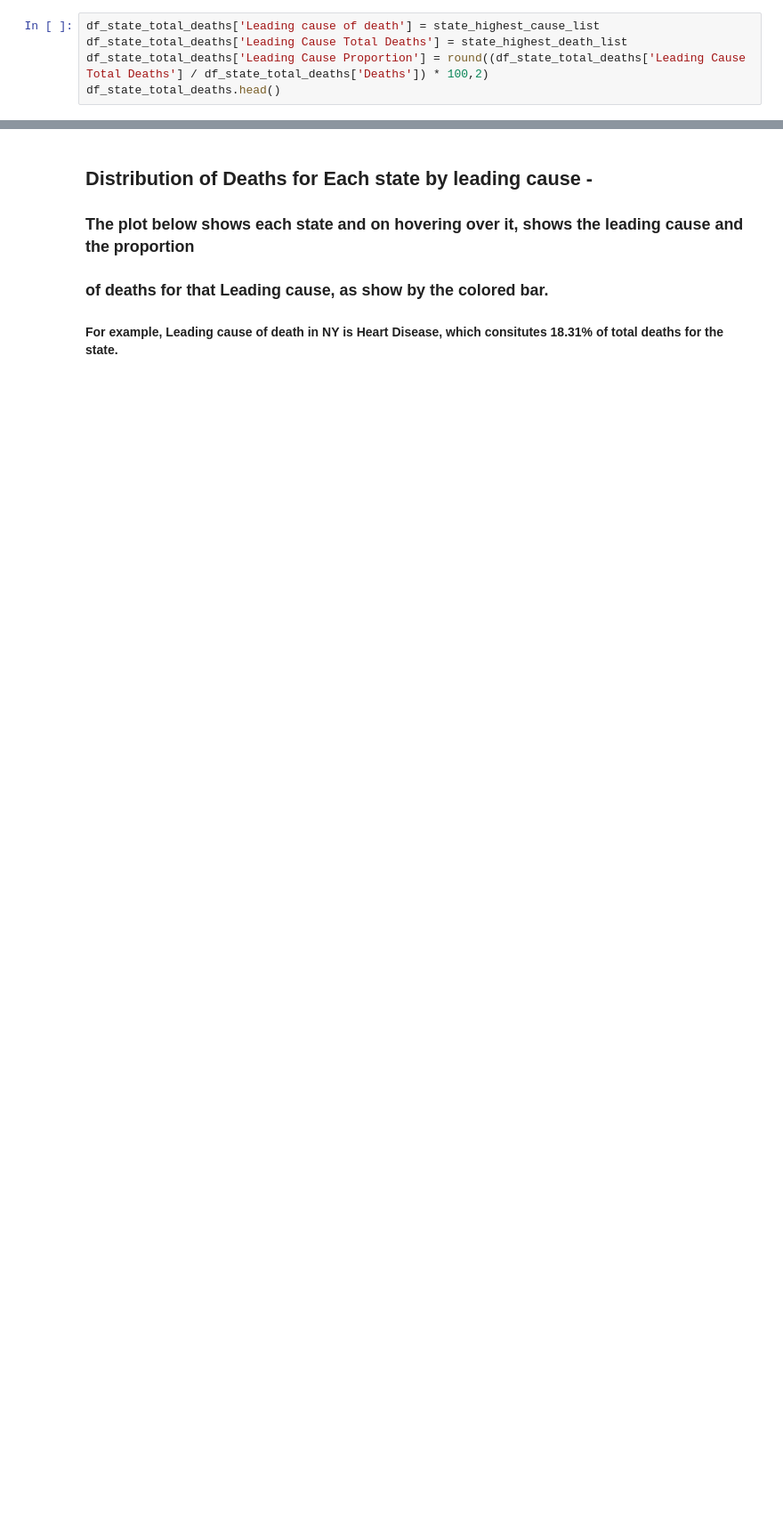
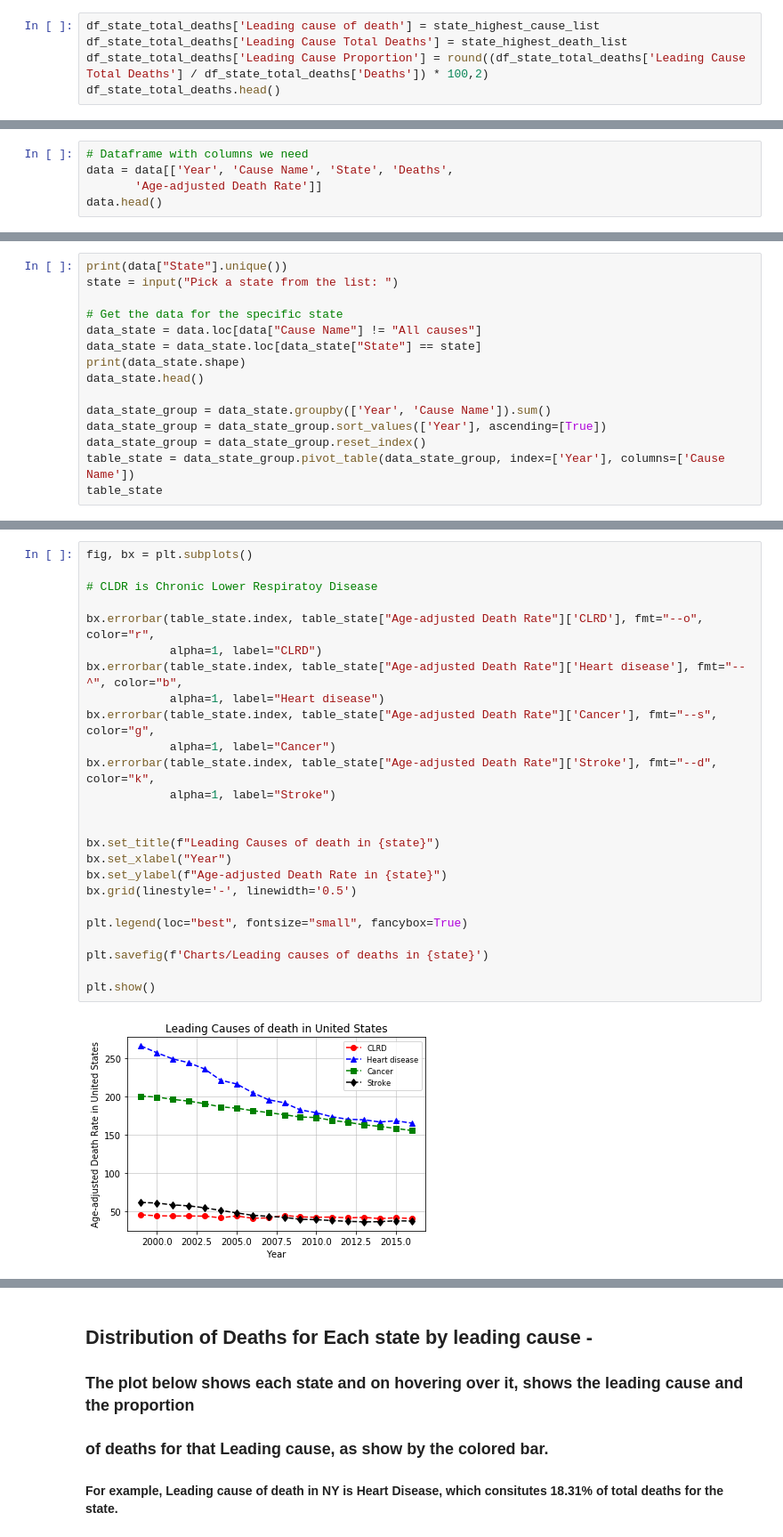
Before and after one commit to ppainuly/Leading-Causes-of-Death-in-United-States, a Jupyter notebook: Project_1.ipynb, the cells around one changed output, grey strips where cells are left out. Shown: that part at 89% size. Drawn from its saved outputs; the diff is of its cells as text; blank space fills up the shorter version.

```diff
--- a/Project_1.ipynb
+++ b/Project_1.ipynb
@@ -817,0 +827,5 @@ df_state_total_deaths.head()
+# %%
+# Dataframe with columns we need
+data = data[['Year', 'Cause Name', 'State', 'Deaths',
+       'Age-adjusted Death Rate']]
+data.head()
@@ -817,0 +839,15 @@ df_state_total_deaths.head()
+# %%
+print(data["State"].unique())
+state = input("Pick a state from the list: ")
+
+# Get the data for the specific state
+data_state = data.loc[data["Cause Name"] != "All causes"]
+data_state = data_state.loc[data_state["State"] == state]
+print(data_state.shape)
+data_state.head()
+
+data_state_group = data_state.groupby(['Year', 'Cause Name']).sum()
+data_state_group = data_state_group.sort_values(['Year'], ascending=[True])
+data_state_group = data_state_group.reset_index()
+table_state = data_state_group.pivot_table(data_state_group, index=['Year'], columns=['Cause Name'])
+table_state
@@ -817,0 +885,27 @@ df_state_total_deaths.head()
+# %%
+fig, bx = plt.subplots()
+
+# CLDR is Chronic Lower Respiratoy Disease
+
+bx.errorbar(table_state.index, table_state["Age-adjusted Death Rate"]['CLRD'], fmt="--o", color="r",
+            alpha=1, label="CLRD")
+bx.errorbar(table_state.index, table_state["Age-adjusted Death Rate"]['Heart disease'], fmt="--^", color="b",
+            alpha=1, label="Heart disease")
+bx.errorbar(table_state.index, table_state["Age-adjusted Death Rate"]['Cancer'], fmt="--s", color="g",
+            alpha=1, label="Cancer")
+bx.errorbar(table_state.index, table_state["Age-adjusted Death Rate"]['Stroke'], fmt="--d", color="k",
+            alpha=1, label="Stroke")
+
+
+bx.set_title(f"Leading Causes of death in {state}")
+bx.set_xlabel("Year")
+bx.set_ylabel(f"Age-adjusted Death Rate in {state}")
+bx.grid(linestyle='-', linewidth='0.5')
+
+plt.legend(loc="best", fontsize="small", fancybox=True)
+
+plt.savefig(f'Charts/Leading causes of deaths in {state}')
+
+plt.show()
+# %% [output]
+[figure, added]
```
Also changed, not shown: parts of 8 cells of this notebook.
